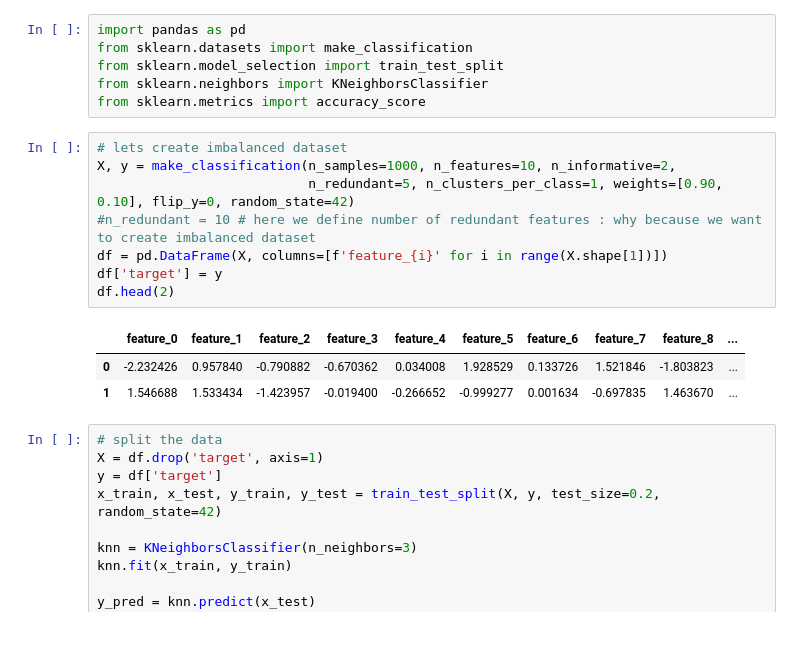
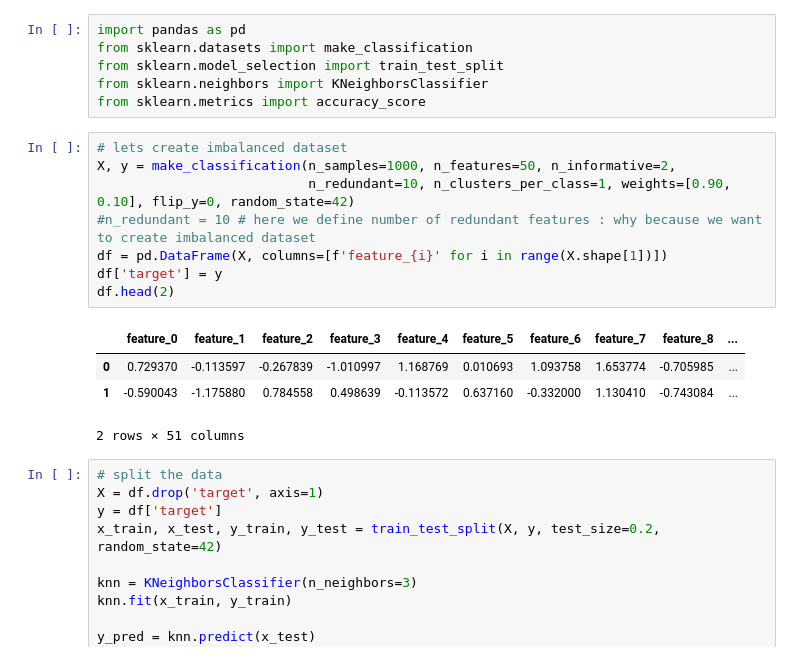
Before and after one commit to rahul8879/ai-ml-akila, a Jupyter notebook: machine_learning/01_knn.ipynb, the cells around one changed output. Saved outputs shown, nothing was run; the diff lists cells and outputs as text.

```diff
--- a/machine_learning/01_knn.ipynb
+++ b/machine_learning/01_knn.ipynb
@@ -50,16 +50,17 @@ from sklearn.neighbors import KNeighborsClassifier
 from sklearn.metrics import accuracy_score
 # %%
 # lets create imbalanced dataset
-X, y = make_classification(n_samples=1000, n_features=10, n_informative=2,
-                           n_redundant=5, n_clusters_per_class=1, weights=[0.90, 0.10], flip_y=0, random_state=42)
+X, y = make_classification(n_samples=1000, n_features=50, n_informative=2,
+                           n_redundant=10, n_clusters_per_class=1, weights=[0.90, 0.10], flip_y=0, random_state=42)
 #n_redundant = 10 # here we define number of redundant features : why because we want to create imbalanced dataset
 df = pd.DataFrame(X, columns=[f'feature_{i}' for i in range(X.shape[1])])
 df['target'] = y
 df.head(2)
 # %% [output]
 |  | feature_0 | feature_1 | feature_2 | feature_3 | feature_4 | feature_5 | feature_6 | feature_7 | feature_8 | ... |
-| 0 | -2.232426 | 0.957840 | -0.790882 | -0.670362 | 0.034008 | 1.928529 | 0.133726 | 1.521846 | -1.803823 | ... |
-| 1 | 1.546688 | 1.533434 | -1.423957 | -0.019400 | -0.266652 | -0.999277 | 0.001634 | -0.697835 | 1.463670 | ... |
+| 0 | 0.729370 | -0.113597 | -0.267839 | -1.010997 | 1.168769 | 0.010693 | 1.093758 | 1.653774 | -0.705985 | ... |
+| 1 | -0.590043 | -1.175880 | 0.784558 | 0.498639 | -0.113572 | 0.637160 | -0.332000 | 1.130410 | -0.743084 | ... |
+2 rows × 51 columns
 # %%
 # split the data
 X = df.drop('target', axis=1)
```
Also changed, not shown: parts of 6 cells of this notebook.
